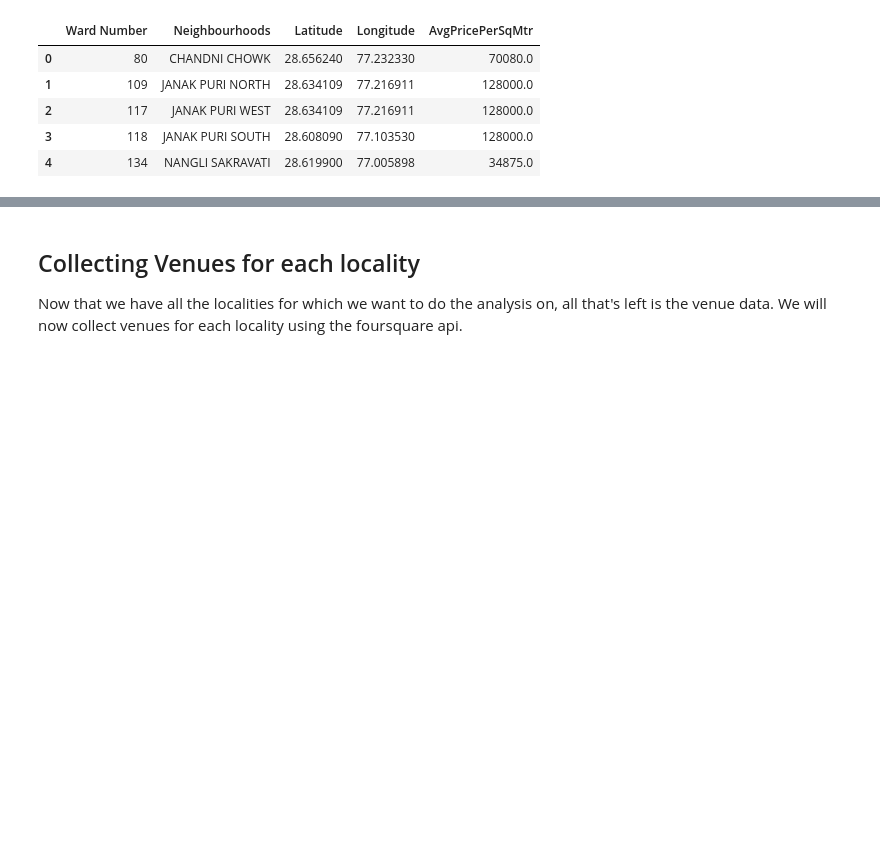
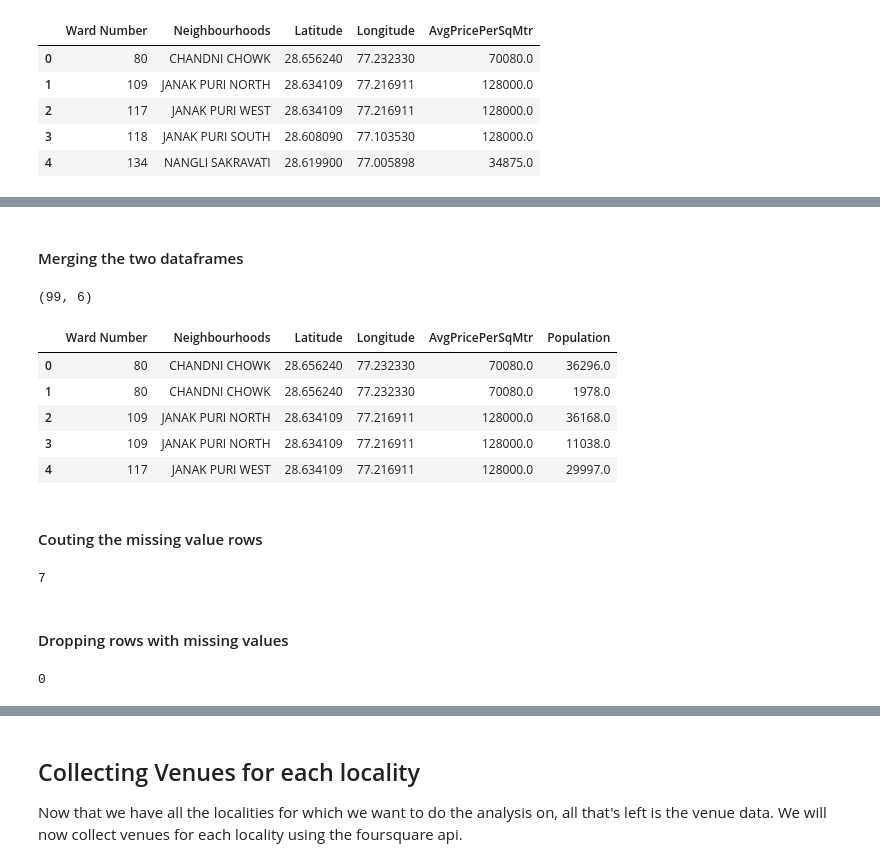
Before and after one commit to rahul-agar/Coursera_Capstone, a Jupyter notebook: Capstone.ipynb, the cells around one changed output, grey strips where cells are left out. Saved outputs shown, nothing was run; the diff lists cells and outputs as text; code cells hidden in the pictures; blank space fills up the shorter version.

```diff
--- a/Capstone.ipynb
+++ b/Capstone.ipynb
@@ -174,0 +182,9 @@ delhi_select.head()
+# %%
+res = requests.get("https://indikosh.com/city/708693/delhi")
+soup = BeautifulSoup(res.content, 'lxml')
+table = soup.find_all('table', {'class': 'table sortable'})
+table = table[1]
+delhi_population = pd.read_html(str(table))
+delhi_population = delhi_population[0]
+print(delhi_population.shape)
+delhi_population.head()
@@ -174,0 +201,5 @@ delhi_select.head()
+# %%
+delhi_population['Wards'] = delhi_population['Wards'].str.strip(r"Dmc (u) Ward No ")
+#delhi_population.Wards = delhi_population.Wards.astype('int64')
+delhi_population.rename(columns={'Wards':'Ward Number'}, inplace=True)
+delhi_population.head()
@@ -174,0 +228,27 @@ delhi_select.head()
+# %% [markdown]
+#### Merging the two dataframes
+# %%
+delhi_data = pd.merge(delhi_select, delhi_population, how='left', on='Ward Number')
+print(delhi_data.shape)
+delhi_data.head()
+# %% [output]
+(99, 6)
+|  | Ward Number | Neighbourhoods | Latitude | Longitude | AvgPricePerSqMtr | Population |
+| 0 | 80 | CHANDNI CHOWK | 28.656240 | 77.232330 | 70080.0 | 36296.0 |
+| 1 | 80 | CHANDNI CHOWK | 28.656240 | 77.232330 | 70080.0 | 1978.0 |
+| 2 | 109 | JANAK PURI NORTH | 28.634109 | 77.216911 | 128000.0 | 36168.0 |
+| 3 | 109 | JANAK PURI NORTH | 28.634109 | 77.216911 | 128000.0 | 11038.0 |
+| 4 | 117 | JANAK PURI WEST | 28.634109 | 77.216911 | 128000.0 | 29997.0 |
+# %% [markdown]
+#### Couting the missing value rows
+# %%
+delhi_data.Population.isnull().sum()
+# %% [output]
+7
+# %% [markdown]
+#### Dropping rows with missing values
+# %%
+delhi_data.dropna(subset=['Population'], axis=0, inplace=True)
+delhi_data.Population.isnull().sum()
+# %% [output]
+0
```
Also changed, not shown: parts of 12 cells of this notebook.
